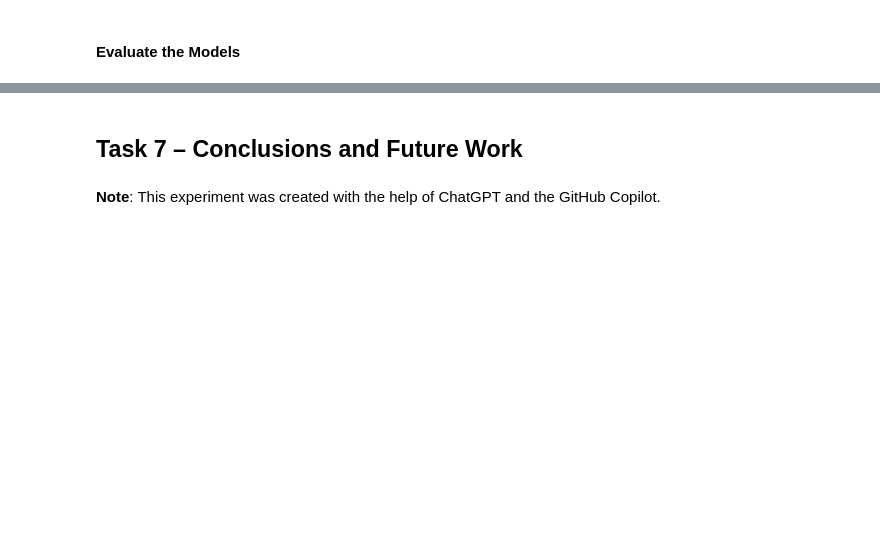
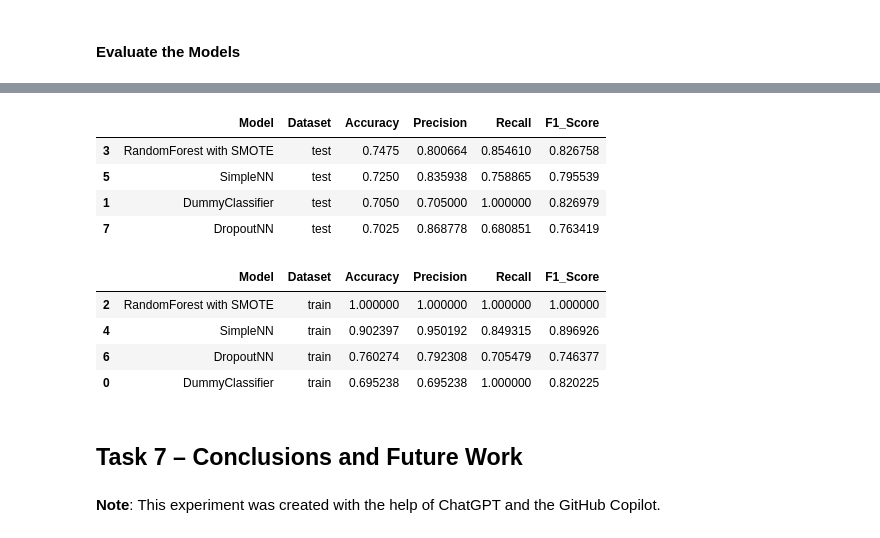
Before and after one commit to GittiGitus/Deep_Learning, a Jupyter notebook: experiments.ipynb, the cells around one changed output, grey strips where cells are left out. Saved outputs shown, nothing was run; the diff lists cells and outputs as text; code cells hidden in the pictures; blank space fills up the shorter version.

```diff
--- a/experiments.ipynb
+++ b/experiments.ipynb
@@ -750,0 +741,8 @@ writer.close()
+# %%
+# Train Model 1
+print("Training SimpleNN model")
+model1 = train_model(model1, train_loader, val_loader, criterion, optimizer1, num_epochs=num_epochs, patience=5)
+
+# Train Model 2
+print("Training DropoutNN model")
+model2 = train_model(model2, train_loader, val_loader, criterion, optimizer2, num_epochs=num_epochs, patience=5)
@@ -819,9 +776,21 @@ def evaluate_model(model, test_loader, criterion):
+# %%
+def evaluate_model(model, model_name, train_loader, test_loader, df_results):
+    for phase, loader in zip(["train", "test"], [train_loader, test_loader]):
+        model.eval()
+        all_preds = []
+        all_labels = []
+        for inputs, labels in loader:
+            inputs, labels = inputs.to(device), labels.to(device)
+            with torch.no_grad():
+                outputs = model(inputs)
+                _, preds = torch.max(outputs, 1)
+            all_preds.extend(preds.cpu().numpy())
+            all_labels.extend(labels.cpu().numpy())
+        df_results = add_results_to_df(df_results, model_name, phase, all_labels, all_preds)
+    return df_results
 # %%
-
 # Evaluate Model 1
-print("Evaluating SimpleNN model")
-evaluate_model(model1, test_loader, criterion)
+df_results = evaluate_model(model1, "SimpleNN", train_loader, test_loader, df_results)
 
 # Evaluate Model 2
-print("Evaluating DropoutNN model")
-evaluate_model(model2, test_loader, criterion)
+df_results = evaluate_model(model2, "DropoutNN", train_loader, test_loader, df_results)
@@ -833,3 +797,23 @@ Test Loss: 0.5742 Acc: 0.7050
+# %%
+# Results without confusion matrix
+df_results_filtered = df_results[['Model', 'Dataset', 'Accuracy', 'Precision', 'Recall', 'F1_Score']]
+# %%
+# Display Test results
+display(df_results_filtered[df_results_filtered['Dataset'] == 'test'].sort_values('Accuracy', ascending=False))
+
+# Display Train results
+display(df_results_filtered[df_results_filtered['Dataset'] == 'train'].sort_values('Accuracy', ascending=False))
+# %% [output]
+|  | Model | Dataset | Accuracy | Precision | Recall | F1_Score |
+| 3 | RandomForest with SMOTE | test | 0.7475 | 0.800664 | 0.854610 | 0.826758 |
+| 5 | SimpleNN | test | 0.7250 | 0.835938 | 0.758865 | 0.795539 |
+| 1 | DummyClassifier | test | 0.7050 | 0.705000 | 1.000000 | 0.826979 |
+| 7 | DropoutNN | test | 0.7025 | 0.868778 | 0.680851 | 0.763419 |
+|  | Model | Dataset | Accuracy | Precision | Recall | F1_Score |
+| 2 | RandomForest with SMOTE | train | 1.000000 | 1.000000 | 1.000000 | 1.000000 |
+| 4 | SimpleNN | train | 0.902397 | 0.950192 | 0.849315 | 0.896926 |
+| 6 | DropoutNN | train | 0.760274 | 0.792308 | 0.705479 | 0.746377 |
+| 0 | DummyClassifier | train | 0.695238 | 0.695238 | 1.000000 | 0.820225 |
 # %% [markdown]
 ## Task 7 – Conclusions and Future Work
 # %% [markdown]
```
Also changed, not shown: parts of 19 cells of this notebook.
